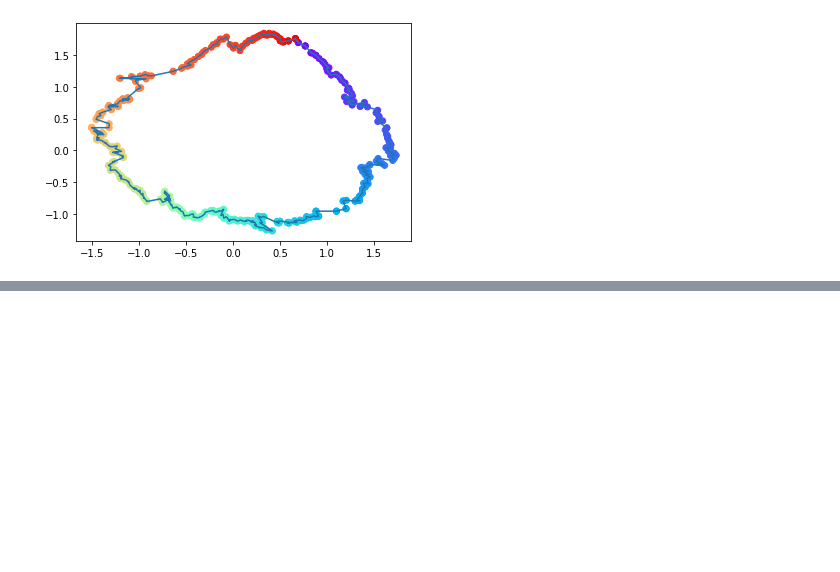
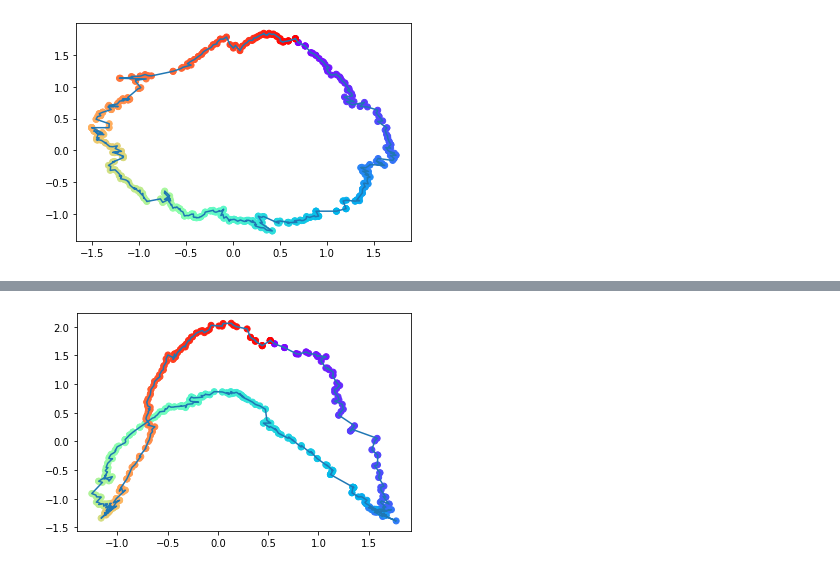
Before and after one commit to holdenlee/LinearizingStateRepresentation, a Jupyter notebook: Forward_model_with_normalization.ipynb, the cells around one changed output, grey strips where cells are left out. Saved outputs shown, nothing was run; the diff lists cells and outputs as text; code cells hidden in the pictures; blank space fills up the shorter version.

```diff
--- a/Forward_model_with_normalization.ipynb
+++ b/Forward_model_with_normalization.ipynb
@@ -135,3 +142,21 @@ xhat = utils.visualize_trajectory_aligned(X)
 # %% [output]
 Epoch Completion: 100.000%, Loss: 0.714
 [figure]
+# %%
+save_dir = "./"
+net = torch.load(save_dir+"/normed3.net")
+env = RestartablePendulumEnv(repeats=n_repeats,pixels=True)
+# what follows is code to visualize the representations
+d = 3 # must match the final entry in layers
+n_samps = 500
+env = ew.TorchEncoderWrapper(env,net.encoder,np.eye(d))
+X = np.empty((n_samps,d))
+for i,ang in enumerate(np.linspace(0,2*np.pi,n_samps)): # go through the angles from 0 to 2pi
+    X[i,:] = env.reset(state=[ang,0])
+#xhat = utils.visualize_trajectory_aligned(X)
+#X
+mix_weights = net.mixer(torch.from_numpy(X).float())
+#https://stackoverflow.com/questions/56741087/how-to-fix-runtimeerror-expected-object-of-scalar-type-float-but-got-scalar-typ
+for i in range(n_samps):
+    wts = mix_weights[i].detach().numpy()
+    print(np.argmax(wts), wts)
@@ -257,0 +349,13 @@ Epoch Completion: 100.000%, Loss: 0.245
+# %%
+
+# what follows is code to visualize the representations
+d = enc_dim # must match the final entry in layers
+n_samps = 500
+env = ew.TorchEncoderWrapper(env,net.encoder,np.eye(d))
+X = np.empty((n_samps,d))
+for i,ang in enumerate(np.linspace(0,2*np.pi,n_samps)): # go through the angles from 0 to 2pi
+    X[i,:] = env.reset(state=[ang,0])
+    #env.render()
+xhat = utils.visualize_trajectory_aligned(X)
+# %% [output]
+[figure, added]
```
Also changed, not shown: parts of 12 cells of this notebook, 2 other files.
